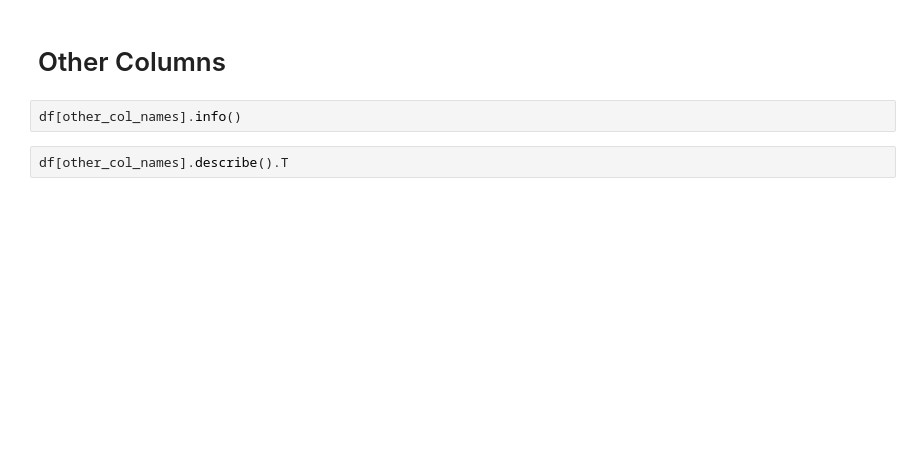
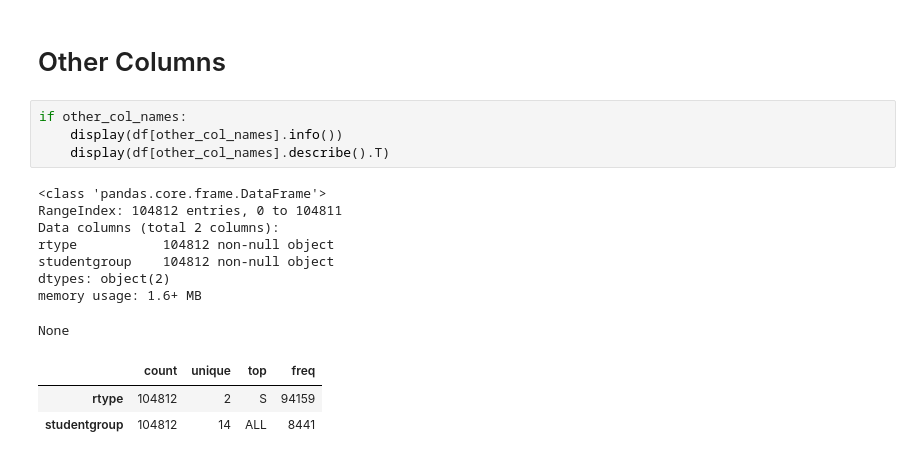
Before and after one commit to Metatab/notebook-templates, a Jupyter notebook: eda.ipynb, the cells around one changed output. Cells and saved outputs as stored; diff of their text form; blank space fills up the shorter version.

```diff
--- a/eda.ipynb
+++ b/eda.ipynb
@@ -107,6 +156,18 @@ plot_histograms(df[number_col_names])
 # %% [markdown]
 # Other Columns
-# %%
-df[other_col_names].info()
-# %%
-df[other_col_names].describe().T
+# %%
+if other_col_names:
+    display(df[other_col_names].info())
+    display(df[other_col_names].describe().T)
+# %% [output]
+<class 'pandas.core.frame.DataFrame'>
+RangeIndex: 104812 entries, 0 to 104811
+Data columns (total 2 columns):
+rtype           104812 non-null object
+studentgroup    104812 non-null object
+dtypes: object(2)
+memory usage: 1.6+ MB
+None
+|  | count | unique | top | freq |
+| rtype | 104812 | 2 | S | 94159 |
+| studentgroup | 104812 | 14 | ALL | 8441 |
```
Also changed, not shown: parts of 13 cells of this notebook.
